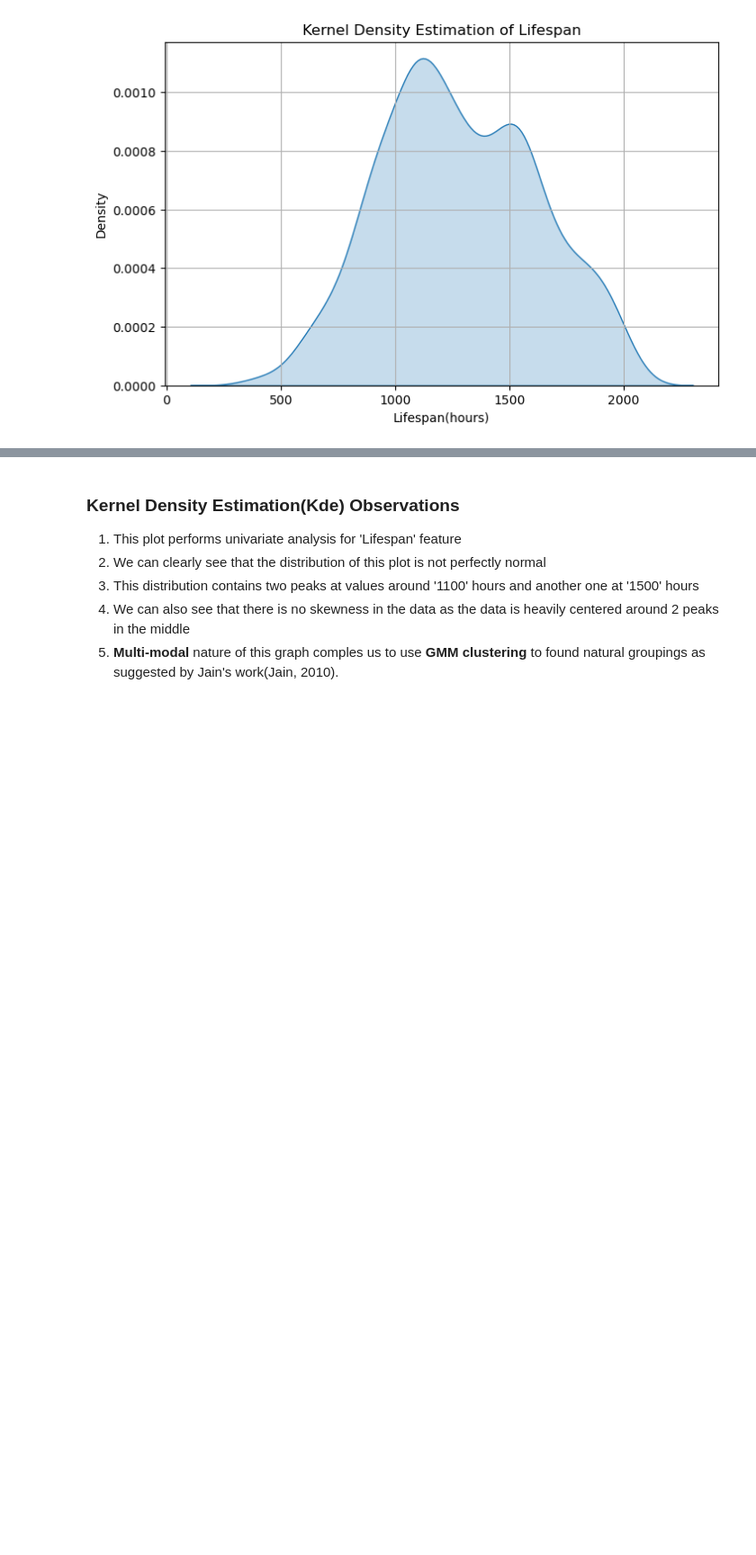
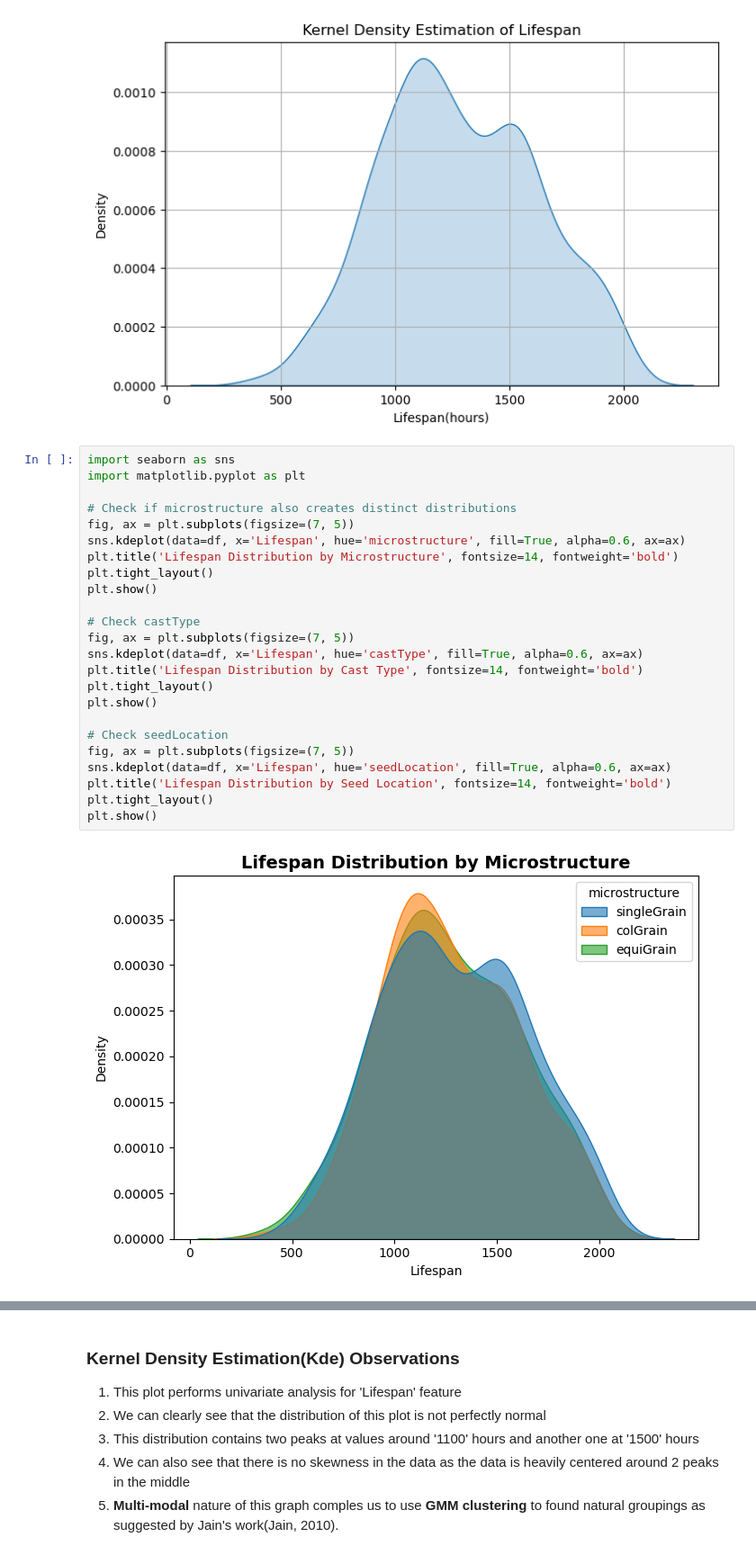
Before and after one commit to Ahmadbader17/COMP1801_ML_Coursework, a Jupyter notebook: notebooks/eda.ipynb, the cells around one changed output, grey strips where cells are left out. Shown at 90% size. Drawn from its saved outputs; the diff is of its cells as text; blank space fills up the shorter version.

```diff
--- a/notebooks/eda.ipynb
+++ b/notebooks/eda.ipynb
@@ -112,3 +138,29 @@ plt.savefig("../report/figures/fig-1.1-Lifespan_Kde.png", dpi=500, bbox_inches='
 plt.show()
 # %% [output]
 [figure]
+# %%
+import seaborn as sns
+import matplotlib.pyplot as plt
+
+# Check if microstructure also creates distinct distributions
+fig, ax = plt.subplots(figsize=(7, 5))
+sns.kdeplot(data=df, x='Lifespan', hue='microstructure', fill=True, alpha=0.6, ax=ax)
+plt.title('Lifespan Distribution by Microstructure', fontsize=14, fontweight='bold')
+plt.tight_layout()
+plt.show()
+
+# Check castType
+fig, ax = plt.subplots(figsize=(7, 5))
+sns.kdeplot(data=df, x='Lifespan', hue='castType', fill=True, alpha=0.6, ax=ax)
+plt.title('Lifespan Distribution by Cast Type', fontsize=14, fontweight='bold')
+plt.tight_layout()
+plt.show()
+
+# Check seedLocation
+fig, ax = plt.subplots(figsize=(7, 5))
+sns.kdeplot(data=df, x='Lifespan', hue='seedLocation', fill=True, alpha=0.6, ax=ax)
+plt.title('Lifespan Distribution by Seed Location', fontsize=14, fontweight='bold')
+plt.tight_layout()
+plt.show()
+# %% [output]
+[figure, added]
```
Also changed, not shown: parts of 17 cells of this notebook, 8 other files.
